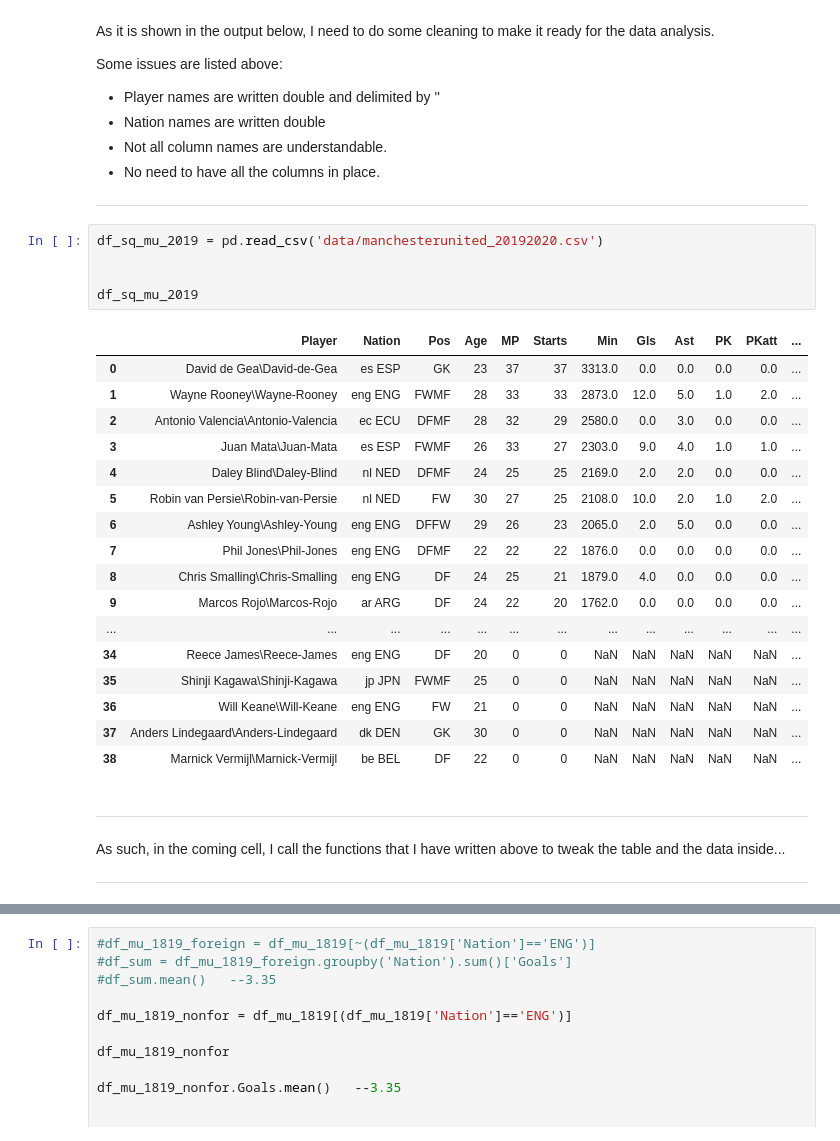
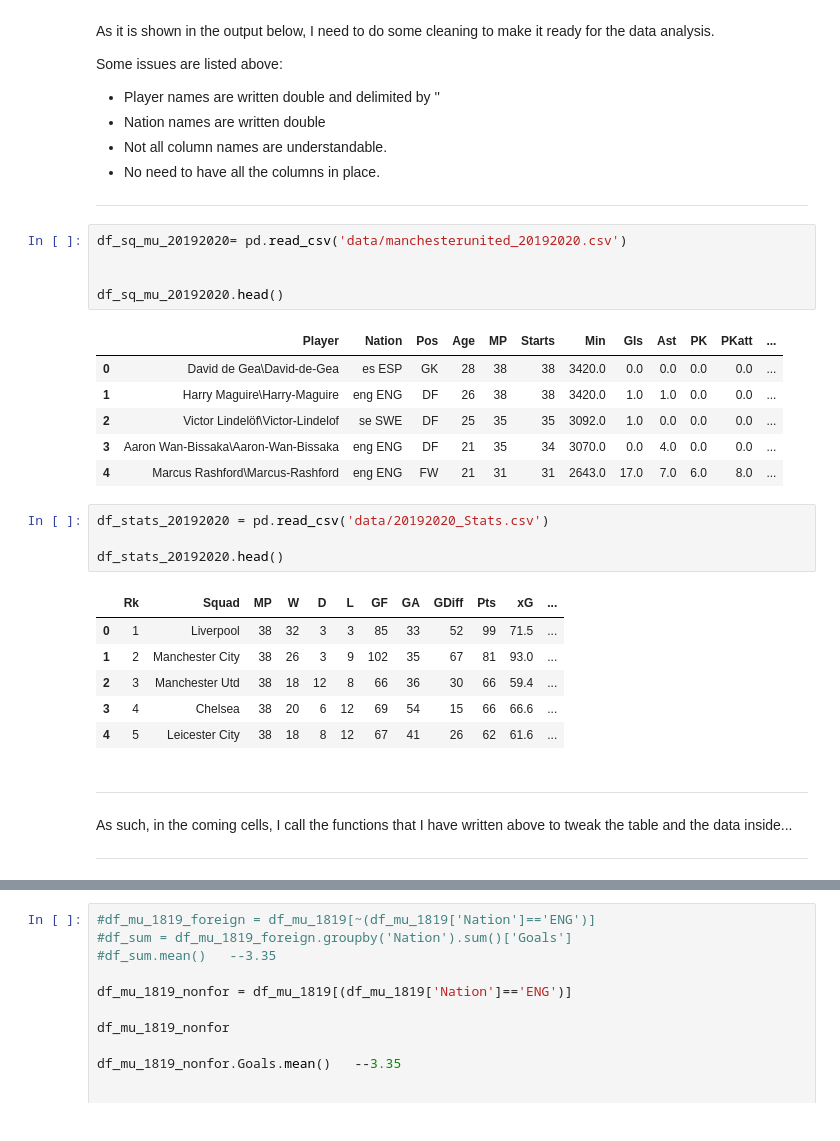
Before and after one commit to ayktonr/uol_dsc020_cw, a Jupyter notebook: cw_main.ipynb, the cells around one changed output, grey strips where cells are left out. Cells and saved outputs as stored; diff of their text form.

```diff
--- a/cw_main.ipynb
+++ b/cw_main.ipynb
@@ -90,31 +90,31 @@ Some issues are listed above:
 
 ***
 # %%
-df_sq_mu_2019 = pd.read_csv('data/manchesterunited_20192020.csv')
+df_sq_mu_20192020= pd.read_csv('data/manchesterunited_20192020.csv')
 
 
-df_sq_mu_2019
+df_sq_mu_20192020.head()
 # %% [output]
 |  | Player | Nation | Pos | Age | MP | Starts | Min | Gls | Ast | PK | PKatt | ... |
-| 0 | David de Gea\David-de-Gea | es ESP | GK | 23 | 37 | 37 | 3313.0 | 0.0 | 0.0 | 0.0 | 0.0 | ... |
-| 1 | Wayne Rooney\Wayne-Rooney | eng ENG | FWMF | 28 | 33 | 33 | 2873.0 | 12.0 | 5.0 | 1.0 | 2.0 | ... |
-| 2 | Antonio Valencia\Antonio-Valencia | ec ECU | DFMF | 28 | 32 | 29 | 2580.0 | 0.0 | 3.0 | 0.0 | 0.0 | ... |
-| 3 | Juan Mata\Juan-Mata | es ESP | FWMF | 26 | 33 | 27 | 2303.0 | 9.0 | 4.0 | 1.0 | 1.0 | ... |
-| 4 | Daley Blind\Daley-Blind | nl NED | DFMF | 24 | 25 | 25 | 2169.0 | 2.0 | 2.0 | 0.0 | 0.0 | ... |
-| 5 | Robin van Persie\Robin-van-Persie | nl NED | FW | 30 | 27 | 25 | 2108.0 | 10.0 | 2.0 | 1.0 | 2.0 | ... |
-| 6 | Ashley Young\Ashley-Young | eng ENG | DFFW | 29 | 26 | 23 | 2065.0 | 2.0 | 5.0 | 0.0 | 0.0 | ... |
-| 7 | Phil Jones\Phil-Jones | eng ENG | DFMF | 22 | 22 | 22 | 1876.0 | 0.0 | 0.0 | 0.0 | 0.0 | ... |
-| 8 | Chris Smalling\Chris-Smalling | eng ENG | DF | 24 | 25 | 21 | 1879.0 | 4.0 | 0.0 | 0.0 | 0.0 | ... |
-| 9 | Marcos Rojo\Marcos-Rojo | ar ARG | DF | 24 | 22 | 20 | 1762.0 | 0.0 | 0.0 | 0.0 | 0.0 | ... |
-| ... | ... | ... | ... | ... | ... | ... | ... | ... | ... | ... | ... | ... |
-| 34 | Reece James\Reece-James | eng ENG | DF | 20 | 0 | 0 | NaN | NaN | NaN | NaN | NaN | ... |
-| 35 | Shinji Kagawa\Shinji-Kagawa | jp JPN | FWMF | 25 | 0 | 0 | NaN | NaN | NaN | NaN | NaN | ... |
-| 36 | Will Keane\Will-Keane | eng ENG | FW | 21 | 0 | 0 | NaN | NaN | NaN | NaN | NaN | ... |
-| 37 | Anders Lindegaard\Anders-Lindegaard | dk DEN | GK | 30 | 0 | 0 | NaN | NaN | NaN | NaN | NaN | ... |
-| 38 | Marnick Vermijl\Marnick-Vermijl | be BEL | DF | 22 | 0 | 0 | NaN | NaN | NaN | NaN | NaN | ... |
+| 0 | David de Gea\David-de-Gea | es ESP | GK | 28 | 38 | 38 | 3420.0 | 0.0 | 0.0 | 0.0 | 0.0 | ... |
+| 1 | Harry Maguire\Harry-Maguire | eng ENG | DF | 26 | 38 | 38 | 3420.0 | 1.0 | 1.0 | 0.0 | 0.0 | ... |
+| 2 | Victor Lindelöf\Victor-Lindelof | se SWE | DF | 25 | 35 | 35 | 3092.0 | 1.0 | 0.0 | 0.0 | 0.0 | ... |
+| 3 | Aaron Wan-Bissaka\Aaron-Wan-Bissaka | eng ENG | DF | 21 | 35 | 34 | 3070.0 | 0.0 | 4.0 | 0.0 | 0.0 | ... |
+| 4 | Marcus Rashford\Marcus-Rashford | eng ENG | FW | 21 | 31 | 31 | 2643.0 | 17.0 | 7.0 | 6.0 | 8.0 | ... |
+# %%
+df_stats_20192020 = pd.read_csv('data/20192020_Stats.csv')
+
+df_stats_20192020.head()
+# %% [output]
+|  | Rk | Squad | MP | W | D | L | GF | GA | GDiff | Pts | xG | ... |
+| 0 | 1 | Liverpool | 38 | 32 | 3 | 3 | 85 | 33 | 52 | 99 | 71.5 | ... |
+| 1 | 2 | Manchester City | 38 | 26 | 3 | 9 | 102 | 35 | 67 | 81 | 93.0 | ... |
+| 2 | 3 | Manchester Utd | 38 | 18 | 12 | 8 | 66 | 36 | 30 | 66 | 59.4 | ... |
+| 3 | 4 | Chelsea | 38 | 20 | 6 | 12 | 69 | 54 | 15 | 66 | 66.6 | ... |
+| 4 | 5 | Leicester City | 38 | 18 | 8 | 12 | 67 | 41 | 26 | 62 | 61.6 | ... |
 # %% [markdown]
 ***
 
-As such, in the coming cell, I call the functions that I have written above to tweak the table and the data inside...
+As such, in the coming cells, I call the functions that I have written above to tweak the table and the data inside...
 
 ***
```
Also changed, not shown: parts of 29 cells of this notebook, 6 other files.
